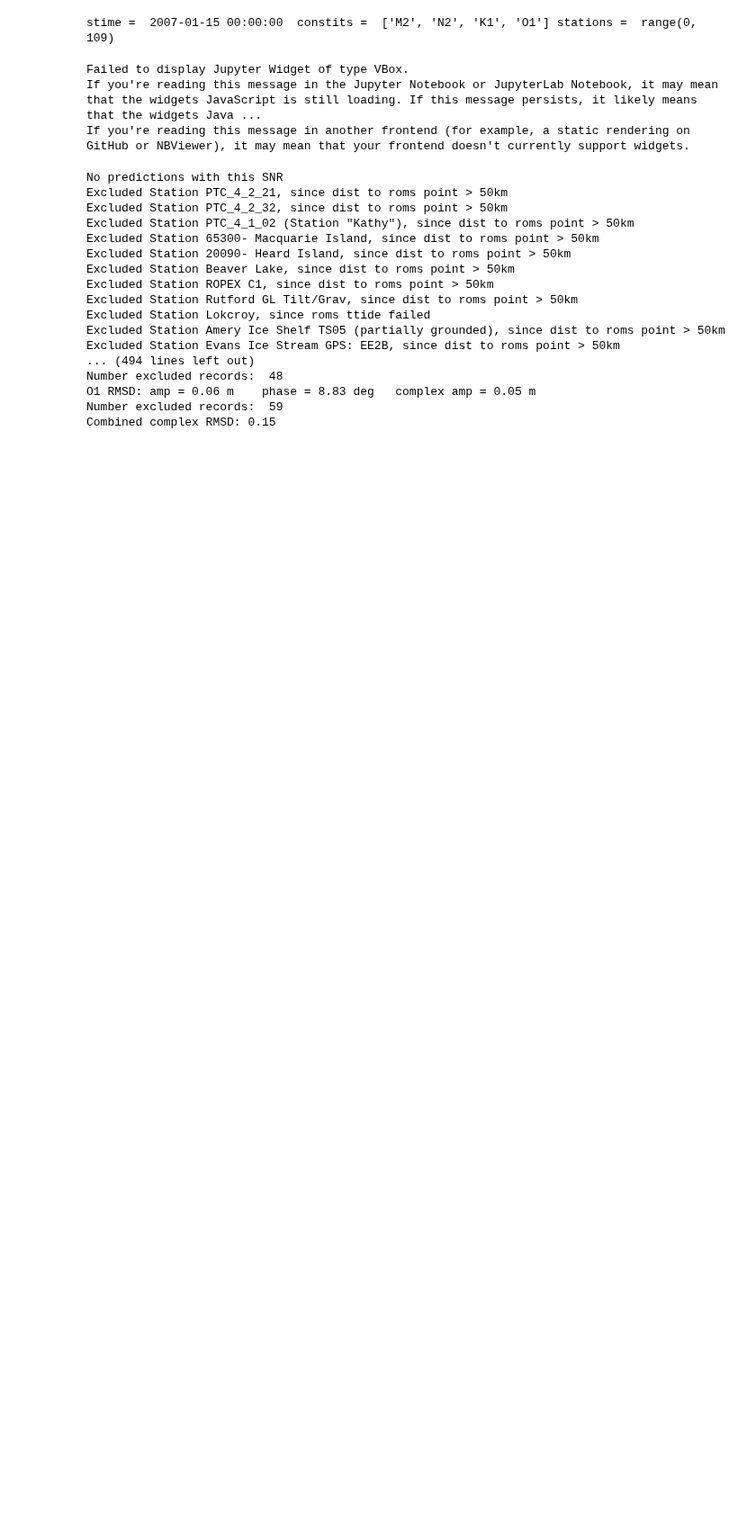
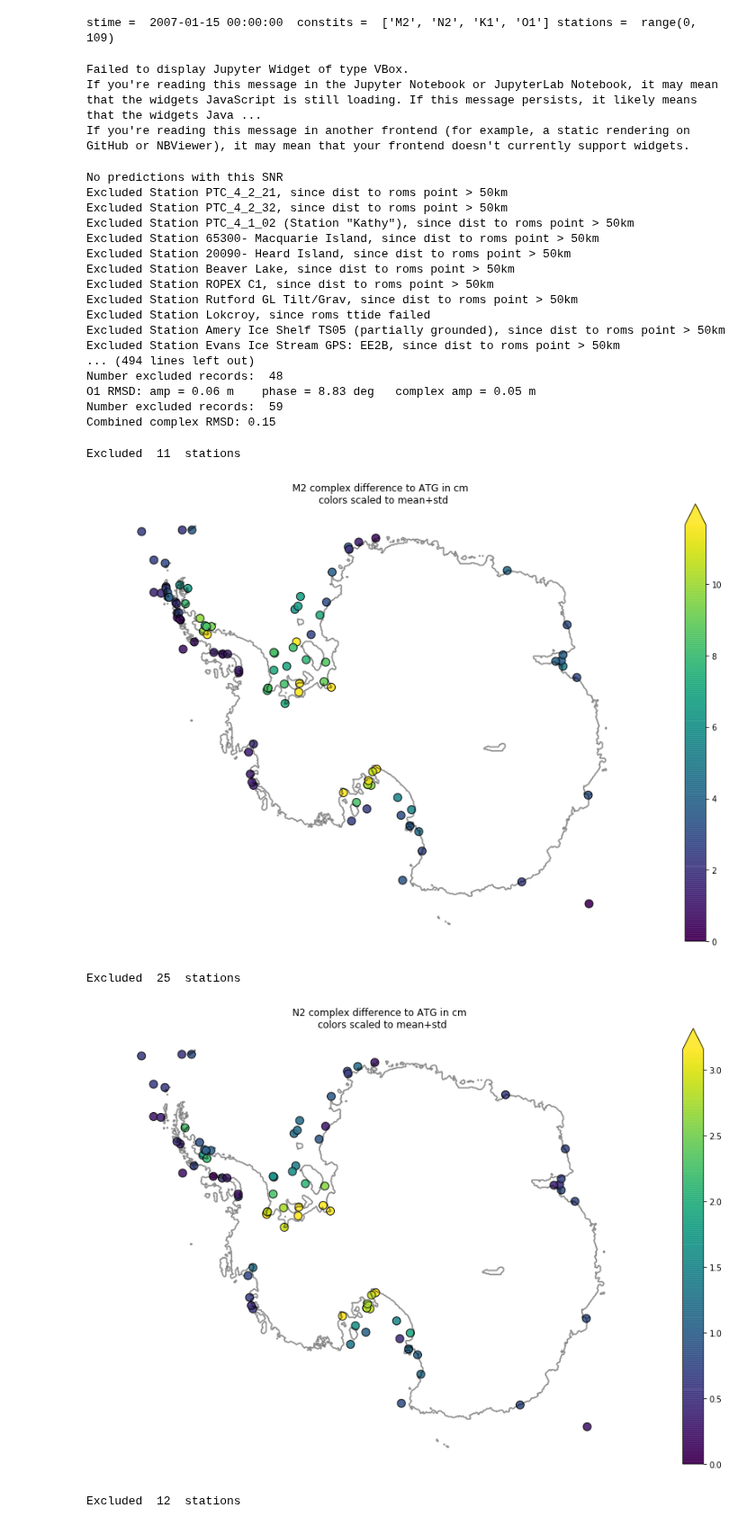
Before and after one commit to kuechenrole/tidal_melting, a Jupyter notebook: notebooks/tides_evaluation_minimum.ipynb, the cells around one changed output. Shown at 90% size. Cells and saved outputs as stored; diff of their text form; code cells hidden in the pictures; blank space fills up the shorter version.

```diff
--- a/notebooks/tides_evaluation_minimum.ipynb
+++ b/notebooks/tides_evaluation_minimum.ipynb
@@ -243,3 +240,52 @@ Number excluded records:  48
 O1 RMSD: amp = 0.06 m    phase = 8.83 deg   complex amp = 0.05 m
 Number excluded records:  59
 Combined complex RMSD: 0.15
+# %%
+# complex rmsd on map
+
+def plot_zdiff_map(stations_dict,grid,constit):
+
+    deg2rad = np.pi/180
+    xi = []
+    eta = []
+    diff = []
+    sum_excl = 0
+
+
+    for key,sta in staions.items():
+
+        if sta['dist'] > 50000 or np.isnan(sta['tt'][constit][0]) or np.isnan(sta['atg'][constit][0]):
+            sum_excl += 1
+
+        else:
+            xi.append(sta['xi_rho'])
+            eta.append(sta['eta_rho'])
+            tt_amp = sta['tt'][constit][0]
+            tt_phase = sta['tt'][constit][2]*deg2rad
+            atg_amp = sta['atg'][constit][0]
+            atg_phase = sta['atg'][constit][1]*deg2rad
+
+            atg_z = cmath.rect(atg_amp,atg_phase)
+            tt_z = cmath.rect(tt_amp,tt_phase)
+
+            diff.append(abs(atg_z-tt_z)/2*100)
+
+    print("Excluded ",sum_excl,' stations')
+    plt.close()
+    fig,ax = plt.subplots(1,figsize=(15,10))
+    plt.title(constit+' complex difference to ATG in cm \n colors scaled to mean+std')
+    ax.contour(grid.mask_rho.values,colors='k',alpha=0.1)
+    scatter = ax.scatter(xi,eta,s=100,c=diff,edgecolors='k',alpha=0.9,vmin =0,vmax=np.mean(diff)+np.std(diff))
+    plt.colorbar(scatter,ax=ax,extend="max")
+    ax.set_aspect('equal')
+    ax.axis('off')
+    plt.show()
+# %%
+for constit in ["M2","N2","K1","O1"]:
+    plot_zdiff_map(staions,grid,constit)
+# %% [output]
+Excluded  11  stations
+[figure, added]
+Excluded  25  stations
+[figure, added]
+Excluded  12  stations
```
Also changed, not shown: parts of 2 cells of this notebook, 4 other files.
